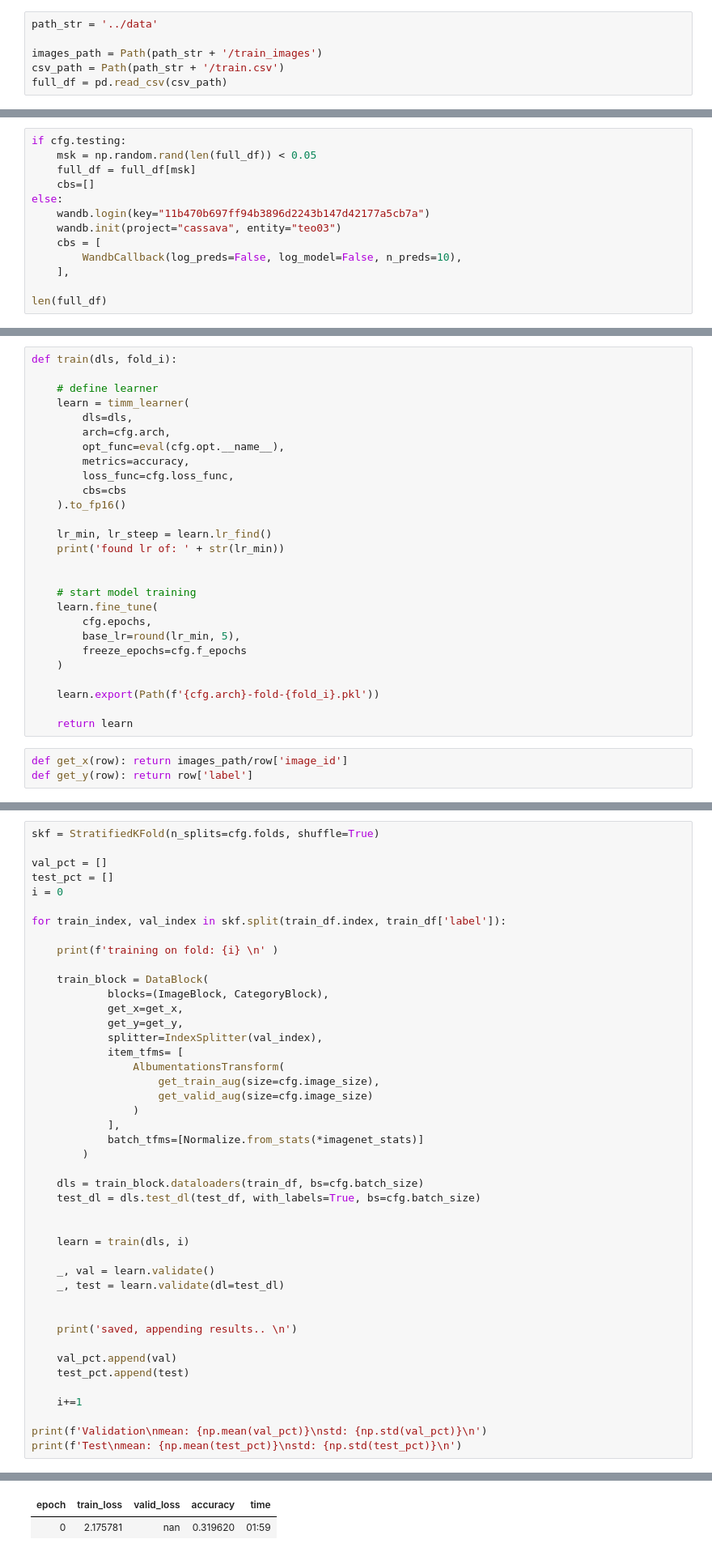
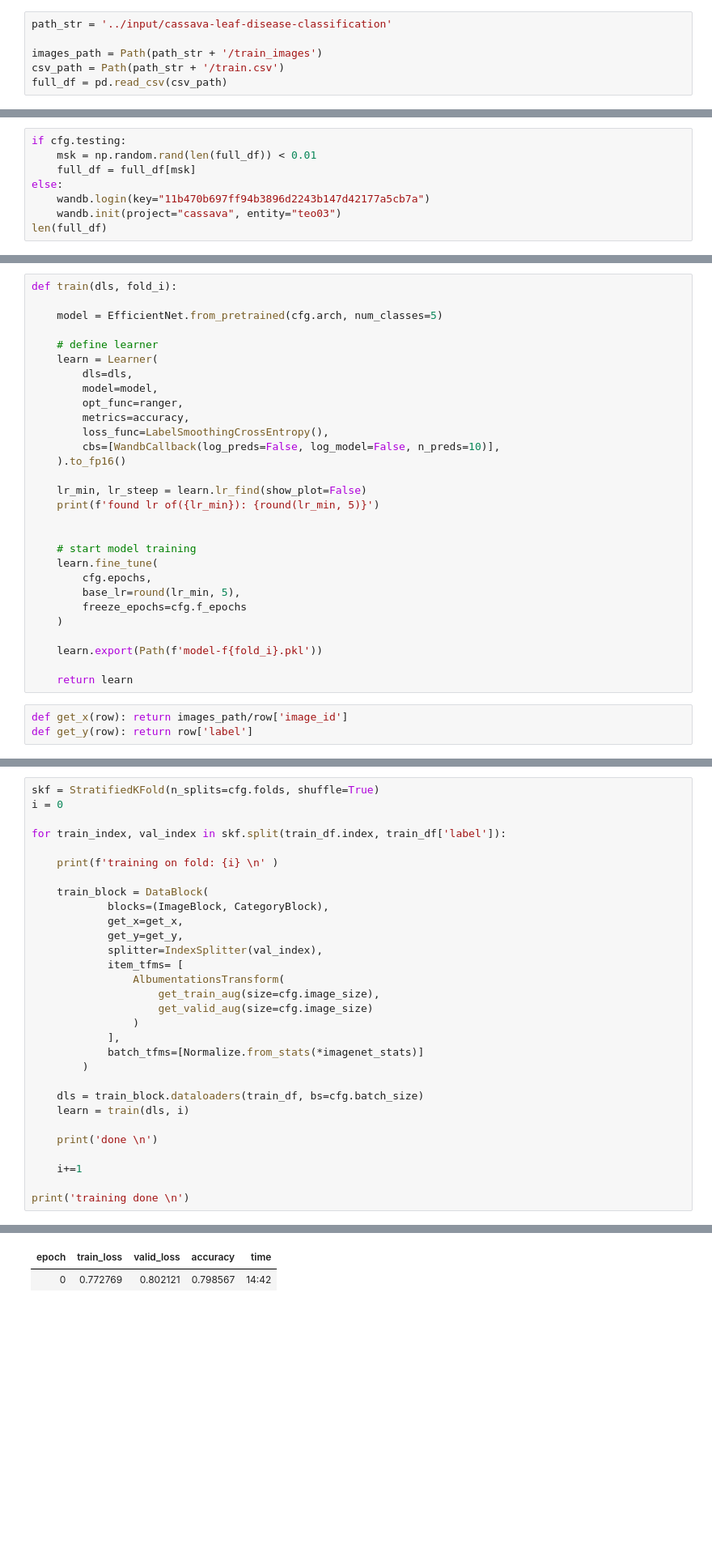
Before and after one commit to Teo03/cassava, a Jupyter notebook: pipeline/cassava-training.ipynb, the cells around one changed output, grey strips where cells are left out. Shown at 81% size. Cells and saved outputs as stored; diff of their text form; blank space fills up the shorter version.

Commit message:
updated training and inference

```diff
--- a/pipeline/cassava-training.ipynb
+++ b/pipeline/cassava-training.ipynb
@@ -17,7 +23,7 @@ from fastai.callback.wandb import *
 # %% [markdown]
 # Setup
 # %%
-path_str = '../data'
+path_str = '../input/cassava-leaf-disease-classification'
 
 images_path = Path(path_str + '/train_images')
 csv_path = Path(path_str + '/train.csv')
@@ -39,15 +43,10 @@ cfg = Config()
 # Create a test dataset
 # %%
 if cfg.testing:
-    msk = np.random.rand(len(full_df)) < 0.05
+    msk = np.random.rand(len(full_df)) < 0.01
     full_df = full_df[msk]
-    cbs=[]
 else:
     wandb.login(key="11b470b697ff94b3896d2243b147d42177a5cb7a")
     wandb.init(project="cassava", entity="teo03")
-    cbs = [
-        WandbCallback(log_preds=False, log_model=False, n_preds=10),
-    ],
-
 len(full_df)
 # %% [output]
@@ -103,18 +114,20 @@ def get_valid_aug(size):
 # %%
 def train(dls, fold_i):
 
+    model = EfficientNet.from_pretrained(cfg.arch, num_classes=5)
+
     # define learner
-    learn = timm_learner(
+    learn = Learner(
         dls=dls,
-        arch=cfg.arch,
-        opt_func=eval(cfg.opt.__name__),
+        model=model,
+        opt_func=ranger,
         metrics=accuracy,
-        loss_func=cfg.loss_func,
-        cbs=cbs
+        loss_func=LabelSmoothingCrossEntropy(),
+        cbs=[WandbCallback(log_preds=False, log_model=False, n_preds=10)],
     ).to_fp16()
 
-    lr_min, lr_steep = learn.lr_find()
-    print('found lr of: ' + str(lr_min))
+    lr_min, lr_steep = learn.lr_find(show_plot=False)
+    print(f'found lr of({lr_min}): {round(lr_min, 5)}')
 
 
     # start model training
@@ -124,7 +137,7 @@ def train(dls, fold_i):
         freeze_epochs=cfg.f_epochs
     )
 
-    learn.export(Path(f'{cfg.arch}-fold-{fold_i}.pkl'))
+    learn.export(Path(f'model-f{fold_i}.pkl'))
 
     return learn
 # %%
@@ -143,8 +154,5 @@ len(train_df), len(test_df)
 # %%
 skf = StratifiedKFold(n_splits=cfg.folds, shuffle=True)
-
-val_pct = []
-test_pct = []
 i = 0
 
 for train_index, val_index in skf.split(train_df.index, train_df['label']):
@@ -166,23 +174,12 @@ for train_index, val_index in skf.split(train_df.index, train_df['label']):
         )
 
     dls = train_block.dataloaders(train_df, bs=cfg.batch_size)
-    test_dl = dls.test_dl(test_df, with_labels=True, bs=cfg.batch_size)
-
-
     learn = train(dls, i)
 
-    _, val = learn.validate()
-    _, test = learn.validate(dl=test_dl)
-
-
-    print('saved, appending results.. \n')
-
-    val_pct.append(val)
-    test_pct.append(test)
+    print('done \n')
 
     i+=1
 
-print(f'Validation\nmean: {np.mean(val_pct)}\nstd: {np.std(val_pct)}\n')
-print(f'Test\nmean: {np.mean(test_pct)}\nstd: {np.std(test_pct)}\n')
+print('training done \n')
 # %% [output]
 training on fold: 0
@@ -191,2 +190,2 @@ found lr of: 0.0033113110810518267
 | epoch | train_loss | valid_loss | accuracy | time |
-| 0 | 2.175781 | nan | 0.319620 | 01:59 |
+| 0 | 0.772769 | 0.802121 | 0.798567 | 14:42 |
```
Also changed, not shown: parts of 9 cells of this notebook, 2 other files.
